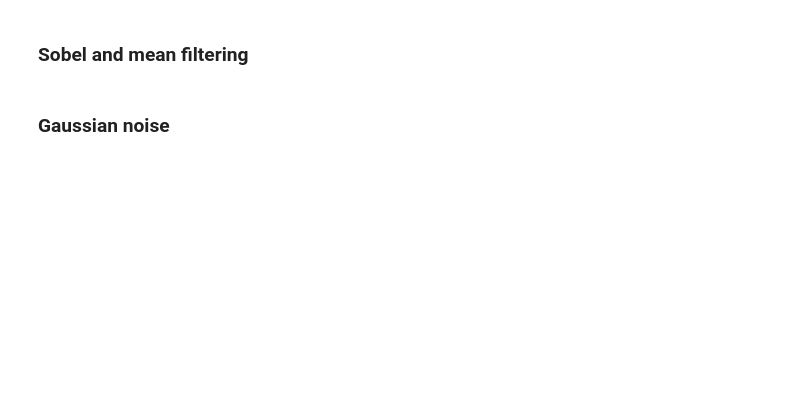
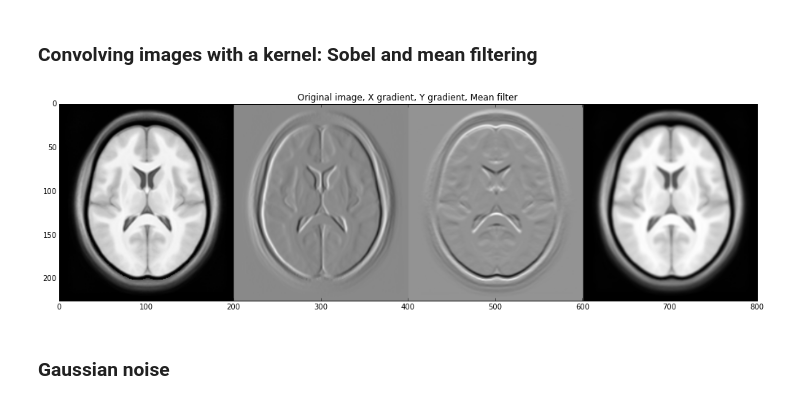
Before and after one commit to ozan-oktay/Medical-Image-Analysis-IPython-Tutorials, a Jupyter notebook: tutorial_1/tutorial_1_filtering.ipynb, the cells around one changed output. Drawn from its saved outputs; the diff is of its cells as text; code cells hidden in the pictures; blank space fills up the shorter version.

Commit message:
updated first tutorials: fit into screen, plot titles, unnecessary //

```diff
--- a/tutorial_1/tutorial_1_filtering.ipynb
+++ b/tutorial_1/tutorial_1_filtering.ipynb
@@ -12,10 +12,9 @@ sys.path.append('../src')
 import imagedisplay
 # %%
 # Read the image
-imagefilename = "../sample_data/image.nii.gz"
-image = sitk.ReadImage(imagefilename)
+image = sitk.ReadImage( "../sample_data/image.nii.gz" )
 # %% [markdown]
-### Sobel and mean filtering
+### Convolving images with a kernel: Sobel and mean filtering
 # %%
 image =  sitk.Cast(image, sitk.sitkFloat32 )
 
@@ -29,36 +28,43 @@ for z in range( 0, filterX.GetSize()[2] ):
         filterX[0, y, z] = 1
         filterX[1, y, z] = 0
         filterX[2, y, z] = -1
 
 # Sobel filter in Y
 filterY = sitk.Image( 3, 3, 3, sitk.sitkFloat32 )
 for z in range( 0, filterY.GetSize()[2] ):
     for x in range( 0, filterY.GetSize()[0] ):
         filterY[x, 0, z] = 1
         filterY[x, 1, z] = 0
         filterY[x, 2, z] = -1
 
 # Mean filter
 mean = sitk.Image( 3, 3, 3, sitk.sitkFloat32 )
 for z in range( 0, mean.GetSize()[2] ):
     for y in range( 0, mean.GetSize()[1] ):
         for x in range( 0, mean.GetSize()[0] ):
             mean[x, y, z] = 1
 
-# Convolve the image with different filters
+# Convolve the image with different kernels
 image2 = conv.Execute(image, filterX)
 image3 = conv.Execute(image, filterY)
 image4 = conv.Execute(image, mean)
 
 # rescaling the intensities for better visualization
 image = sitk.RescaleIntensity(image,0.0,255.0)
 image2 = sitk.RescaleIntensity(image2,0.0,255.0)
 image3 = sitk.RescaleIntensity(image3,0.0,255.0)
 image4 = sitk.RescaleIntensity(image4,0.0,255.0)
 
 imageSize = image.GetSize()
-slices = [image[:,:,imageSize[2]//2], image2[:,:,imageSize[2]//2], image3[:,:,imageSize[2]//2], image4[:,:,imageSize[2]//2]]
-imagedisplay.myshow(sitk.Tile(slices, [4,1]), dpi=16)
+slices = [ image[:,:,imageSize[2]/2],
+           image2[:,:,imageSize[2]/2],
+           image3[:,:,imageSize[2]/2],
+           image4[:,:,imageSize[2]/2] ]
+imagedisplay.myshow( sitk.Tile(slices, [4,1]),
+                    title="Original image, X gradient, Y gradient, Mean filter",
+                    dpi=16)
+# %% [output]
+[figure, added]
 # %% [markdown]
 ### Gaussian noise
 # %%
```
Also changed, not shown: parts of 5 cells of this notebook, 4 other files.
